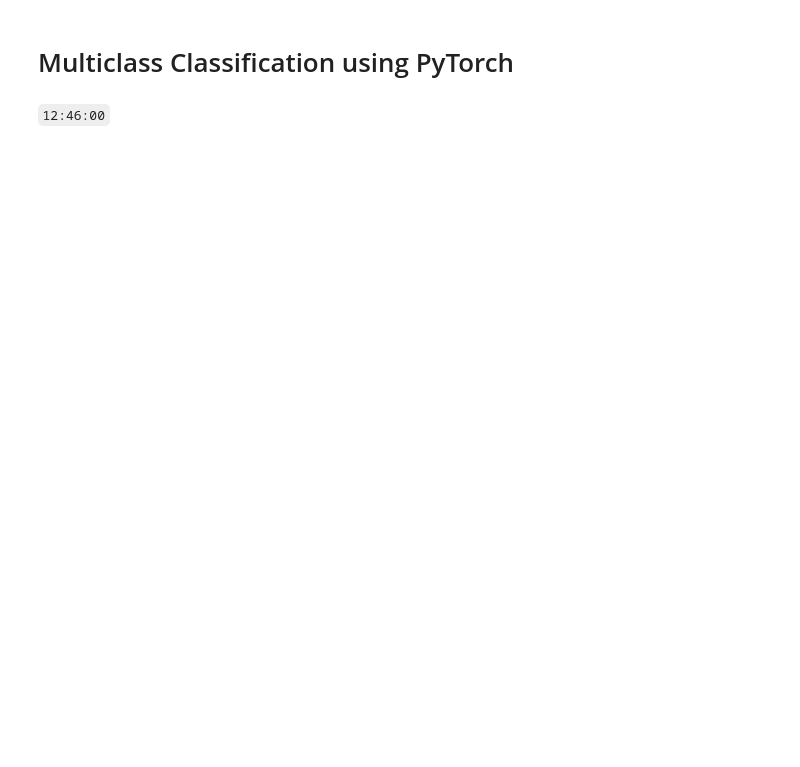
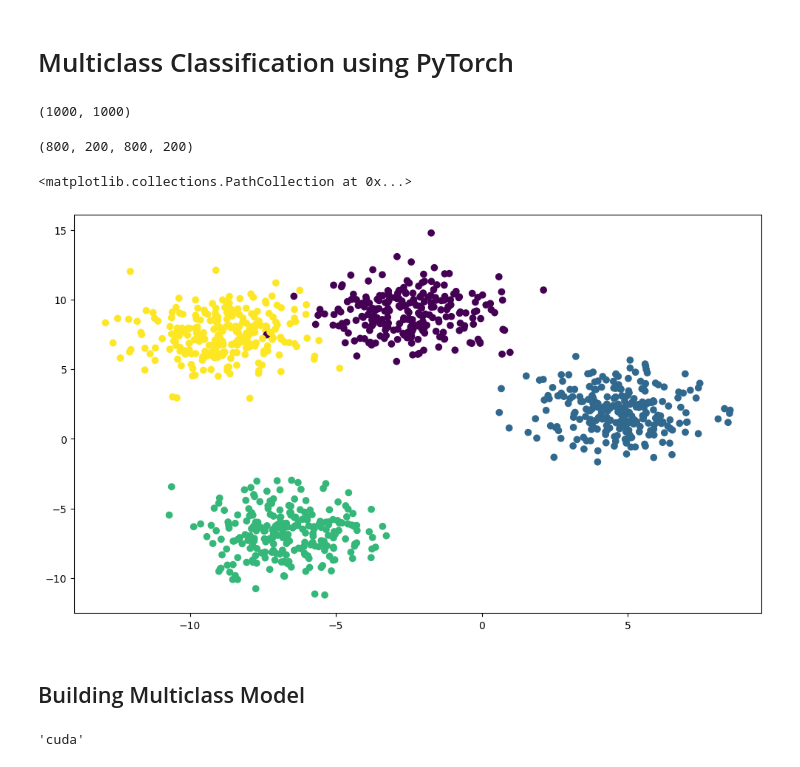
Before and after one commit to kartik0920/pyTorch, a Jupyter notebook: module-3.ipynb, the cells around one changed output. Saved outputs shown, nothing was run; the diff lists cells and outputs as text; code cells hidden in the pictures; blank space fills up the shorter version.

```diff
--- a/module-3.ipynb
+++ b/module-3.ipynb
@@ -372,4 +372,53 @@ plt.show()
 # %% [markdown]
 # Multiclass Classification using PyTorch
-# %% [markdown]
-`12:46:00`
+# %%
+# creating a toy muticlass dataset
+import torch
+from torch import nn
+import matplotlib.pyplot as plt
+from sklearn.model_selection import train_test_split
+from sklearn.datasets import make_blobs
+
+n_sample=1000
+NUM_CLASSES=4
+NUM_FEATURES=2
+RANDOM_SEED=42
+device= "cuda" if torch.cuda.is_available() else "cpu"
+# %%
+X_blob,y_blob=make_blobs(n_samples=n_sample,
+                         random_state=RANDOM_SEED,
+                         n_features=NUM_FEATURES,
+                         centers=NUM_CLASSES,
+                         cluster_std=1.5
+                         )
+
+len(X_blob),len(y_blob)
+# %% [output]
+(1000, 1000)
+# %%
+X_blob=torch.from_numpy(X_blob).float()
+y_blob=torch.from_numpy(y_blob).float()
+
+X_blob_train,X_blob_test,y_blob_train,y_blob_test=train_test_split(X_blob,y_blob,test_size=0.2)
+
+
+len(X_blob_train),len(X_blob_test),len(y_blob_train),len(y_blob_test)
+# %% [output]
+(800, 200, 800, 200)
+# %%
+plt.figure(figsize=(12,7))
+
+plt.scatter(X_blob[:,0],
+        X_blob[:,1],
+        c=y_blob
+        )
+# %% [output]
+<matplotlib.collections.PathCollection at 0x...>
+[figure, added]
+# %% [markdown]
+## Building Multiclass Model
+# %%
+dee ="cuda" if torch.cuda.is_available() else "cpu"
+device
+# %% [output]
+'cuda'
```
Also changed, not shown: parts of 17 cells of this notebook.
